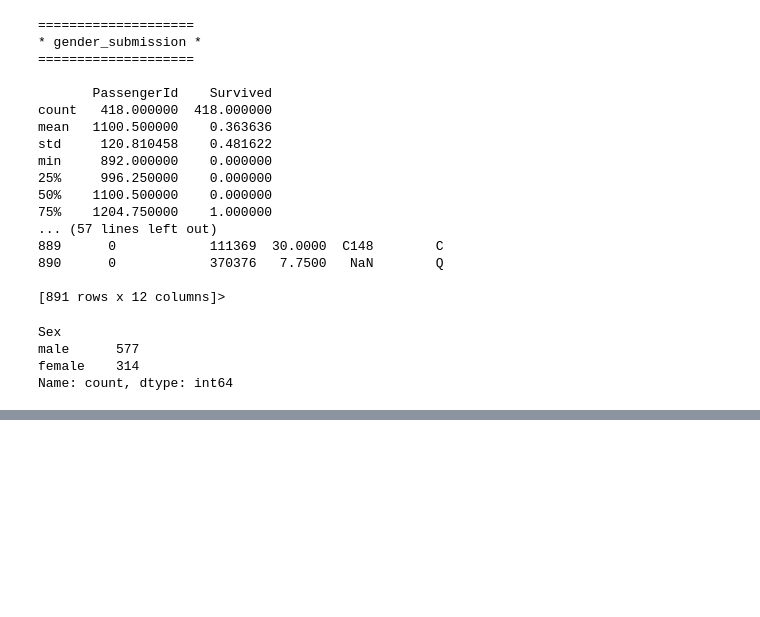
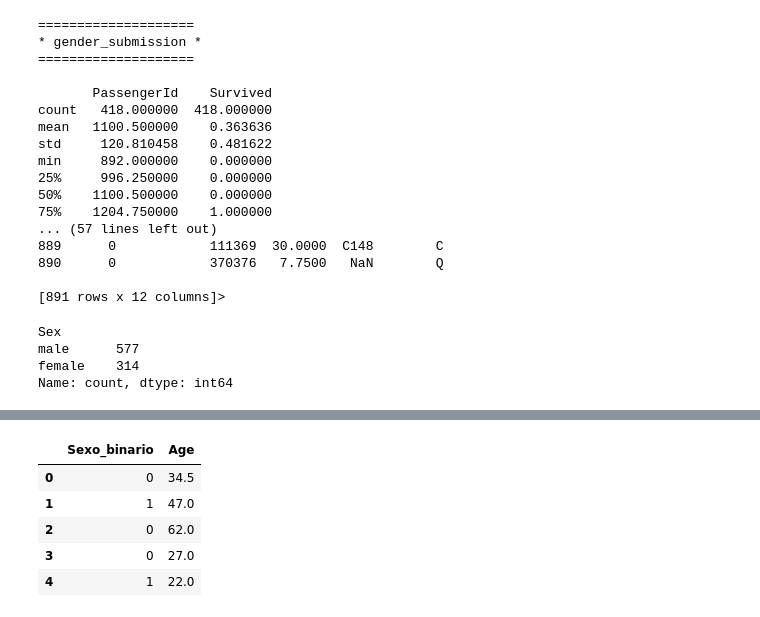
Before and after one commit to Otto-Samuel/Titanic---Machine-Learning-from-Disaster, a Jupyter notebook: analise_titanic.ipynb, the cells around one changed output, grey strips where cells are left out. Saved outputs shown, nothing was run; the diff lists cells and outputs as text; code cells hidden in the pictures; blank space fills up the shorter version.

```diff
--- a/analise_titanic.ipynb
+++ b/analise_titanic.ipynb
@@ -104,0 +144,11 @@ fig.show()
+# %%
+# Aplicar a transformação de sexo no dataframe de teste também
+df_test['Sexo_binario'] = df_test['Sex'].map(transformar_sexo)
+
+# Verificar se foi criada
+print("Colunas no df_test:")
+print(df_test.columns.tolist())
+
+# Verificar os valores
+print("\nValores únicos na coluna Sexo_binario do teste:")
+print(df_test['Sexo_binario'].value_counts().sort_index())
@@ -104,0 +164,14 @@ fig.show()
+# %%
+
+df_test['Sexo_binario'] = df_test['Sex'].map(transformar_sexo)
+
+X_prev = df_test[variaveis]
+X_prev = X_prev.fillna(-1)
+X_prev.head()
+# %% [output]
+|  | Sexo_binario | Age |
+| 0 | 0 | 34.5 |
+| 1 | 1 | 47.0 |
+| 2 | 0 | 62.0 |
+| 3 | 0 | 27.0 |
+| 4 | 1 | 22.0 |
```
Also changed, not shown: parts of 11 cells of this notebook.
